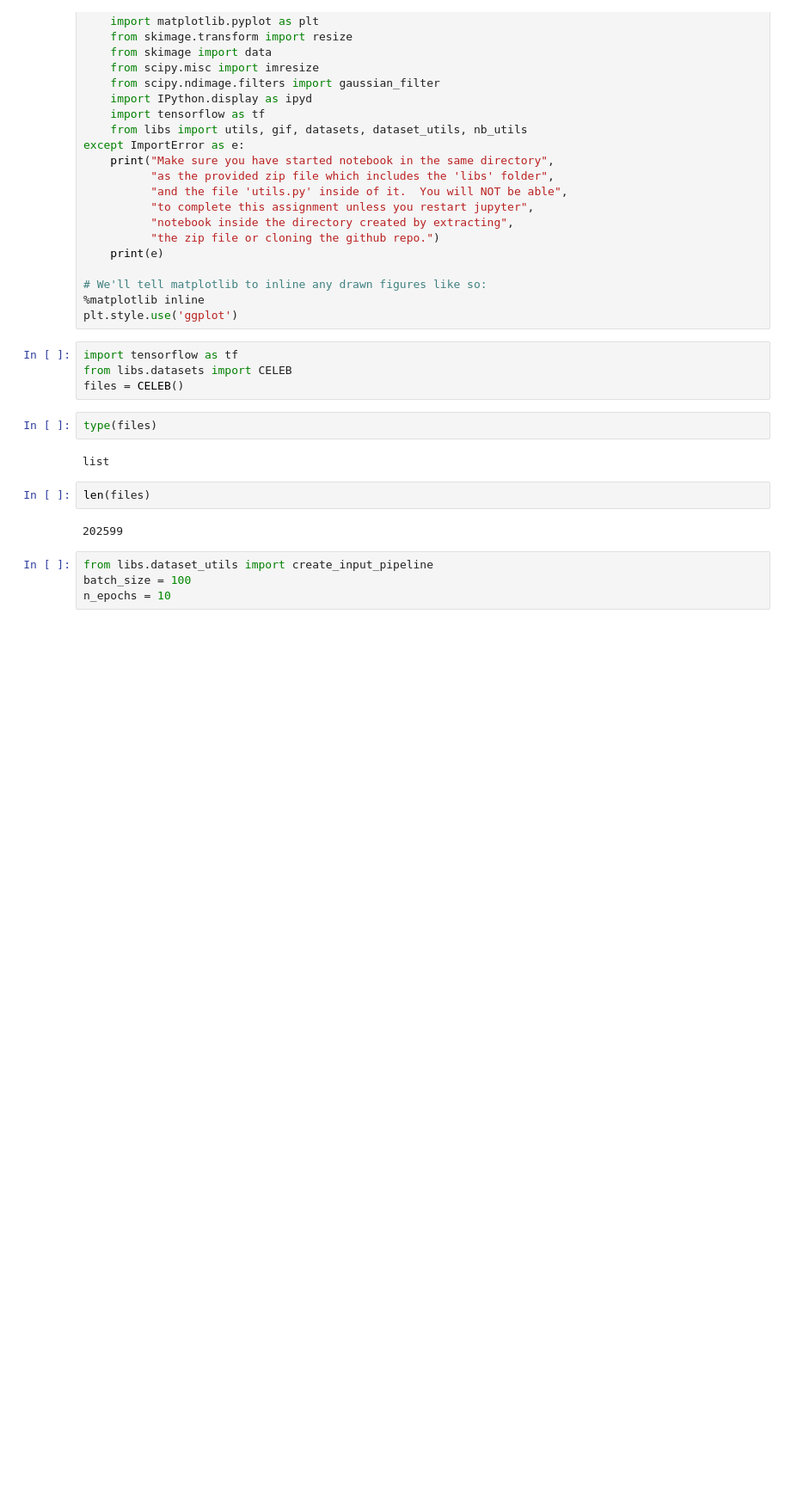
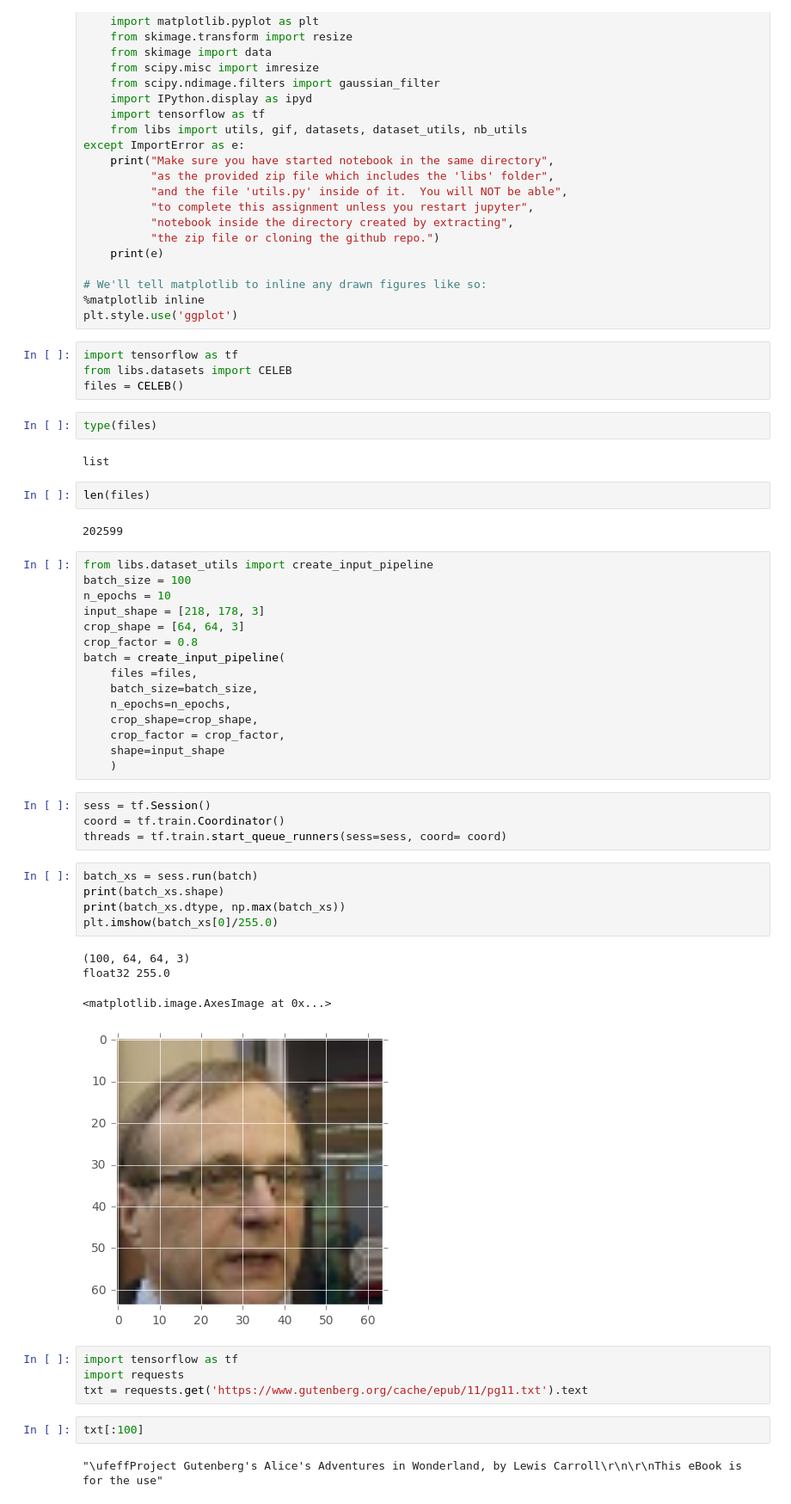
Before and after one commit to goddoe/CADL, a Jupyter notebook: session-5/lecture_5_practice.ipynb, the cells around one changed output. Shown at 86% size. Drawn from its saved outputs; the diff is of its cells as text; blank space fills up the shorter version.

```diff
--- a/session-5/lecture_5_practice.ipynb
+++ b/session-5/lecture_5_practice.ipynb
@@ -47,7 +47,40 @@ list
 len(files)
 # %% [output]
 202599
-# %%
-from libs.dataset_utils import create_input_pipeline
-batch_size = 100
-n_epochs = 10
+# %%
+from libs.dataset_utils import create_input_pipeline
+batch_size = 100
+n_epochs = 10
+input_shape = [218, 178, 3]
+crop_shape = [64, 64, 3]
+crop_factor = 0.8
+batch = create_input_pipeline(
+    files =files,
+    batch_size=batch_size,
+    n_epochs=n_epochs,
+    crop_shape=crop_shape,
+    crop_factor = crop_factor,
+    shape=input_shape
+    )
+# %%
+sess = tf.Session()
+coord = tf.train.Coordinator()
+threads = tf.train.start_queue_runners(sess=sess, coord= coord)
+# %%
+batch_xs = sess.run(batch)
+print(batch_xs.shape)
+print(batch_xs.dtype, np.max(batch_xs))
+plt.imshow(batch_xs[0]/255.0)
+# %% [output]
+(100, 64, 64, 3)
+float32 255.0
+<matplotlib.image.AxesImage at 0x...>
+[figure, added]
+# %%
+import tensorflow as tf
+import requests
+txt = requests.get('https://www.gutenberg.org/cache/epub/11/pg11.txt').text
+# %%
+txt[:100]
+# %% [output]
+"\ufeffProject Gutenberg's Alice's Adventures in Wonderland, by Lewis Carroll\r\n\r\nThis eBook is for the use"
```
Also changed, not shown: parts of 14 cells of this notebook, 3 other files.
